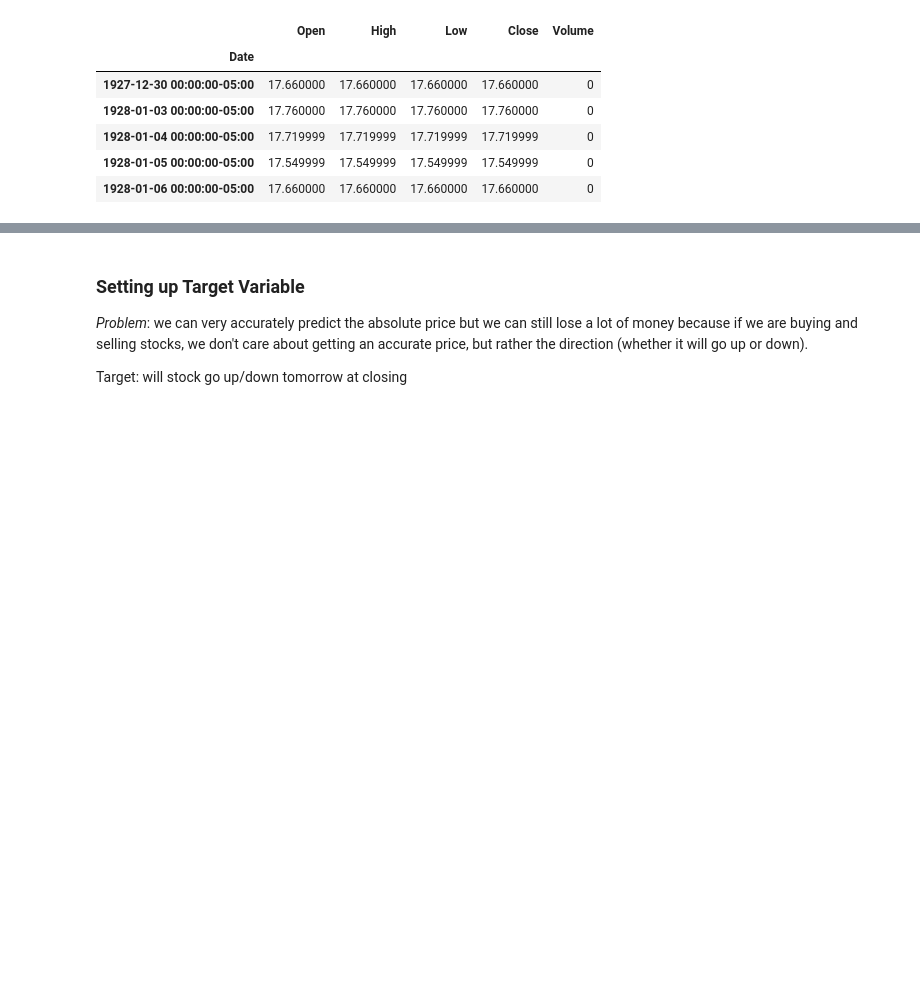
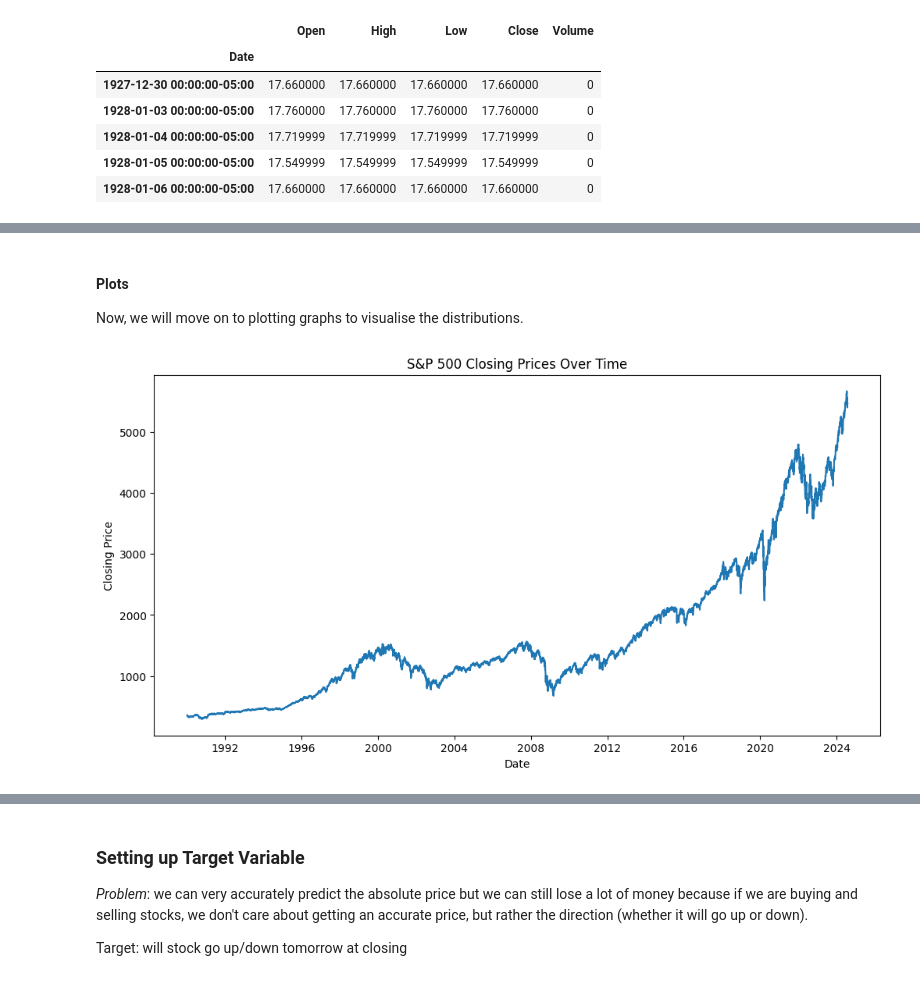
Before and after one commit to boxler135/Stock-Market-Analysis, a Jupyter notebook: EDA.ipynb, the cells around one changed output, grey strips where cells are left out. Saved outputs shown, nothing was run; the diff lists cells and outputs as text; code cells hidden in the pictures; blank space fills up the shorter version.

```diff
--- a/EDA.ipynb
+++ b/EDA.ipynb
@@ -72,0 +86,6 @@ sp500.head()
+# %%
+# handle missing values using forward filling
+sp500.fillna(method = 'ffill', inplace=True)
+
+sp500.info()
+sp500.head()
@@ -72,0 +112,4 @@ sp500.head()
+# %% [markdown]
+#### Plots
+
+Now, we will move on to plotting graphs to visualise the distributions.
@@ -72,0 +119,10 @@ sp500.head()
+# %%
+# Plot closing prices over time
+plt.figure(figsize=(12, 6))
+plt.plot(sp500.index, sp500['Close'])
+plt.title('S&P 500 Closing Prices Over Time')
+plt.xlabel('Date')
+plt.ylabel('Closing Price')
+plt.show()
+# %% [output]
+[figure, added]
```
Also changed, not shown: parts of 18 cells of this notebook, 1 other file.
